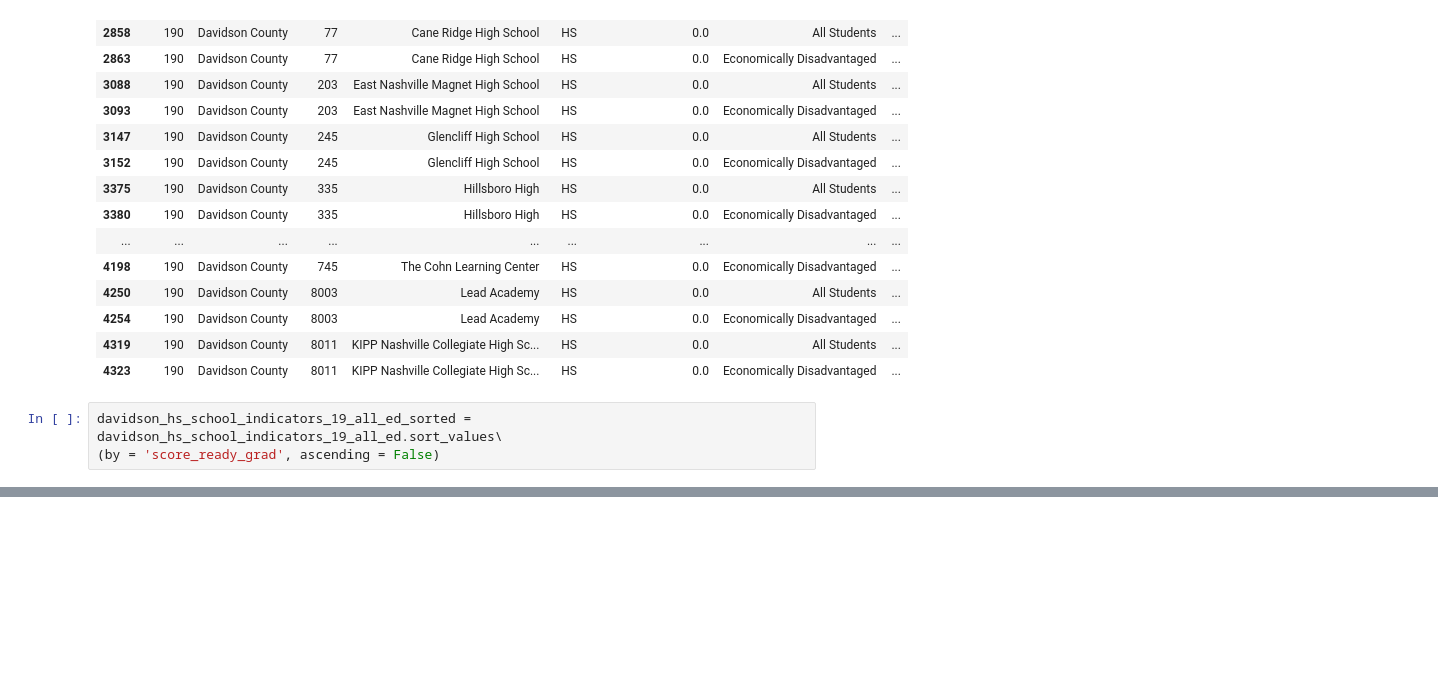
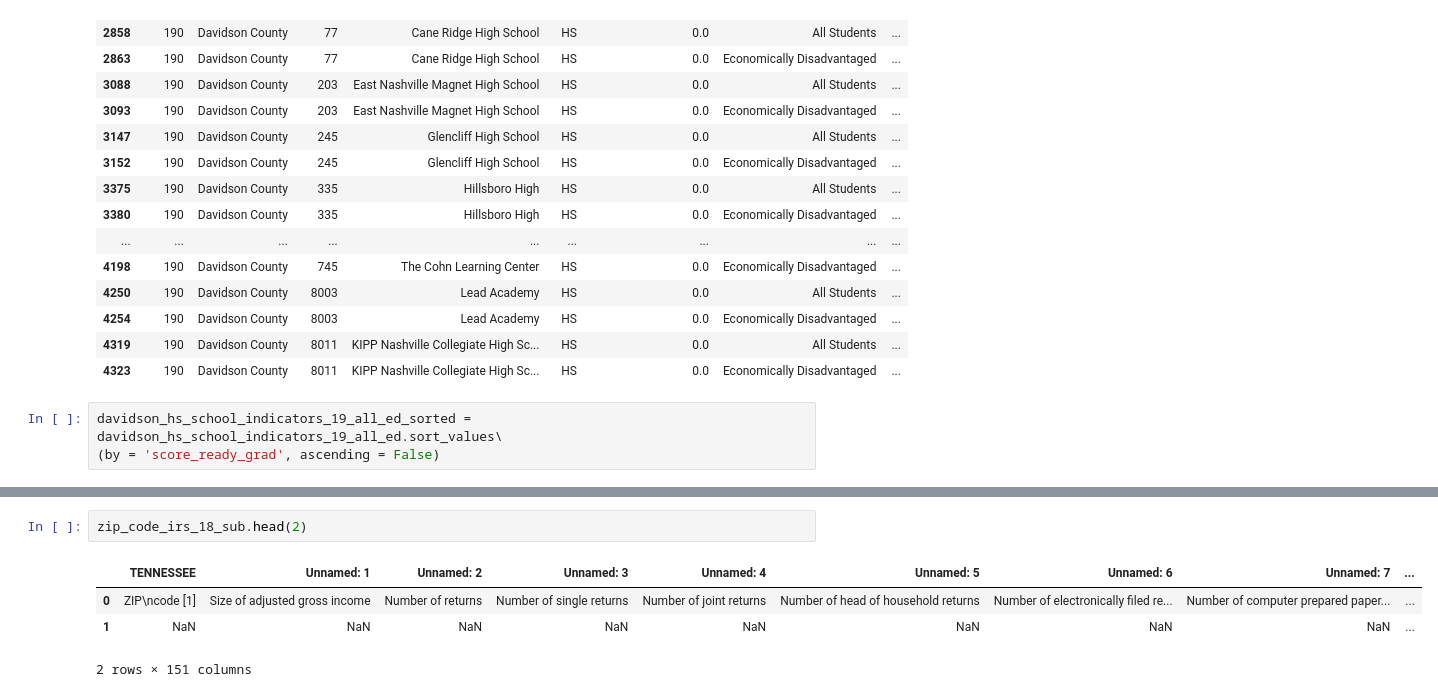
Before and after one commit to CalebAutry/capstone, a Jupyter notebook: notebooks/capstone.ipynb, the cells around one changed output, grey strips where cells are left out. Drawn from its saved outputs; the diff is of its cells as text; blank space fills up the shorter version.

```diff
--- a/notebooks/capstone.ipynb
+++ b/notebooks/capstone.ipynb
@@ -1009,0 +1067,7 @@ plt.xticks(rotation=45,
+# %%
+zip_code_irs_18_sub.head(2)
+# %% [output]
+|  | TENNESSEE | Unnamed: 1 | Unnamed: 2 | Unnamed: 3 | Unnamed: 4 | Unnamed: 5 | Unnamed: 6 | Unnamed: 7 | ... |
+| 0 | ZIP\ncode [1] | Size of adjusted gross income | Number of returns | Number of single returns | Number of joint returns | Number of head of household returns | Number of electronically filed re... | Number of computer prepared paper... | ... |
+| 1 | NaN | NaN | NaN | NaN | NaN | NaN | NaN | NaN | ... |
+2 rows × 151 columns
```
Also changed, not shown: parts of 33 cells of this notebook.
